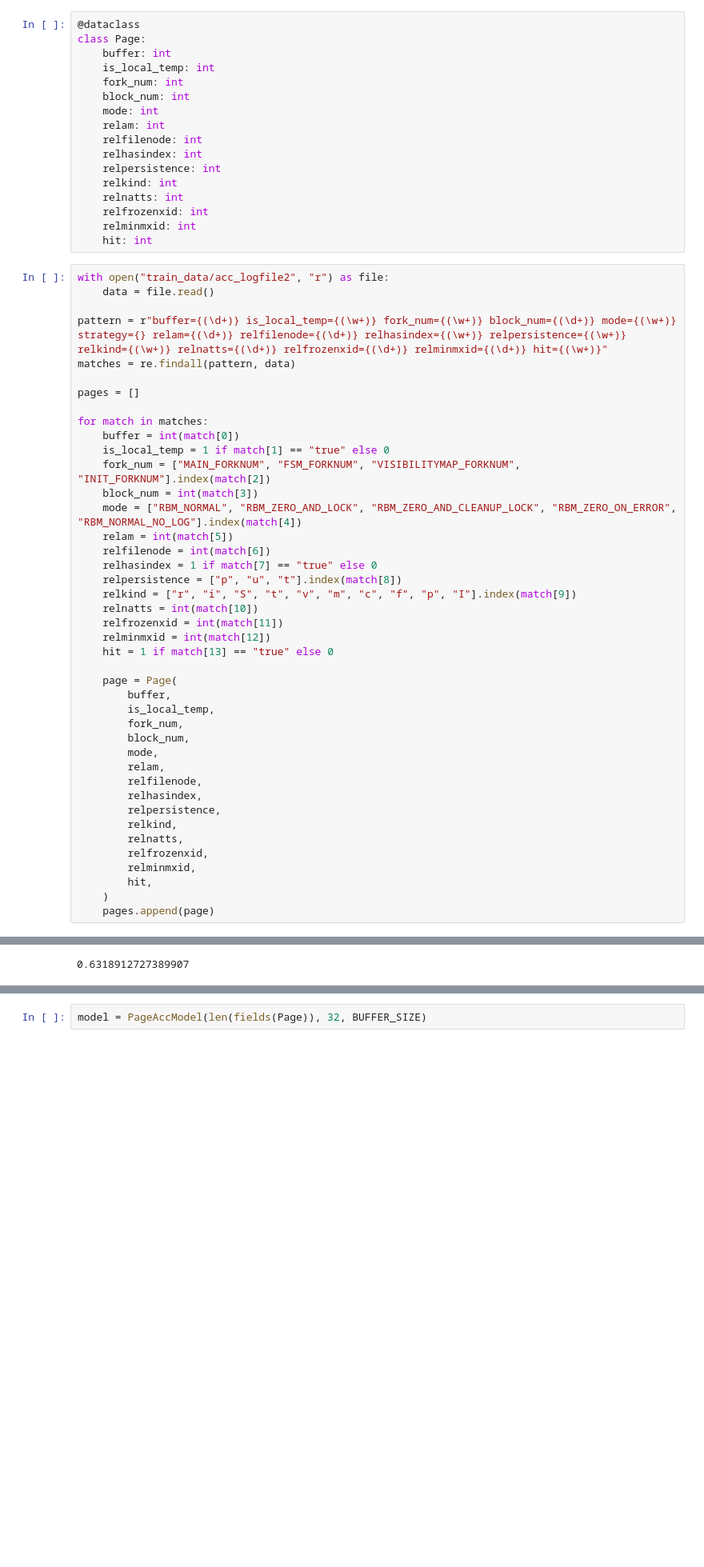
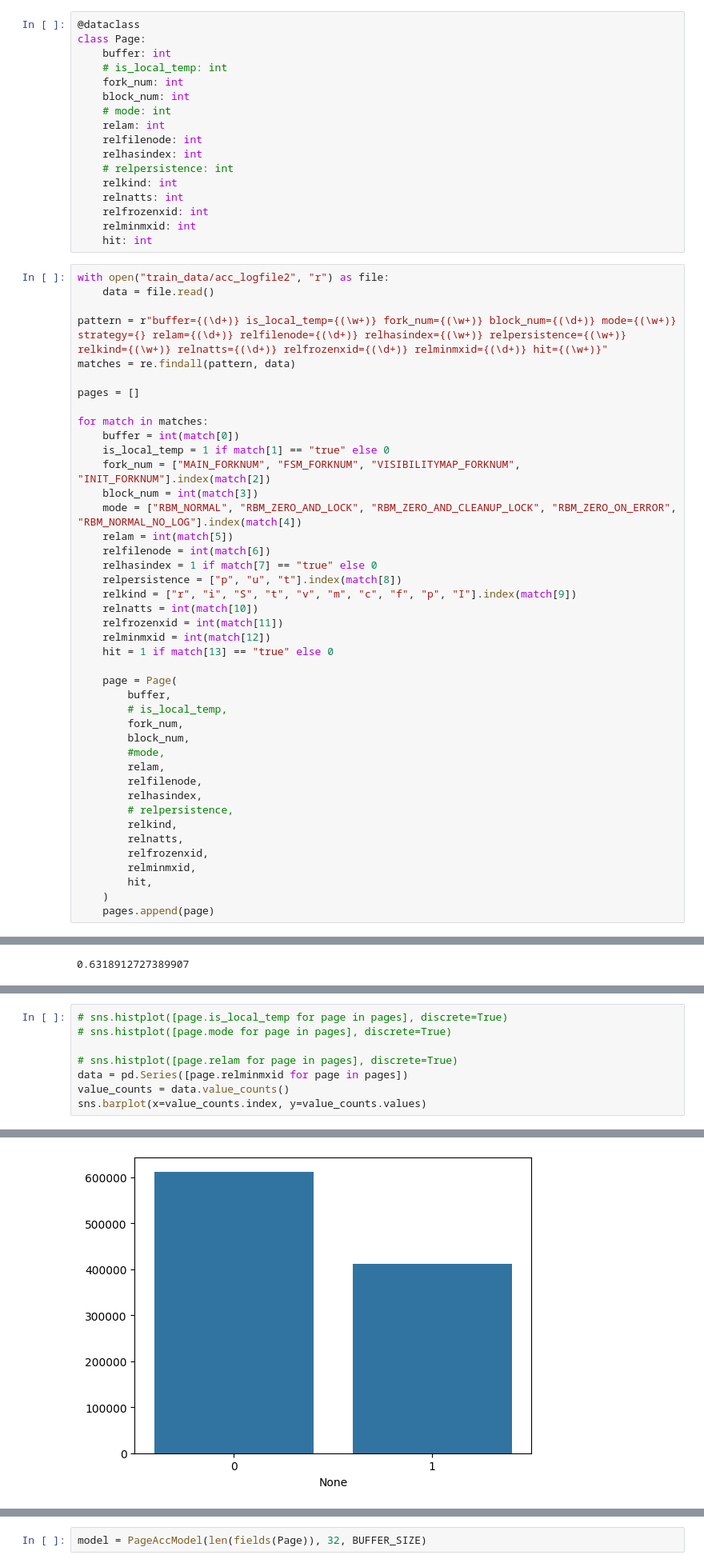
Before and after one commit to maxerMU/masters_nir, a Jupyter notebook: diplom/src/train_model.ipynb, the cells around one changed output, grey strips where cells are left out. Shown at 80% size. Cells and saved outputs as stored; diff of their text form; blank space fills up the shorter version.

```diff
--- a/diplom/src/train_model.ipynb
+++ b/diplom/src/train_model.ipynb
@@ -11,14 +14,14 @@ from model.model import PageAccModel
 @dataclass
 class Page:
     buffer: int
-    is_local_temp: int
+    # is_local_temp: int
     fork_num: int
     block_num: int
-    mode: int
+    # mode: int
     relam: int
     relfilenode: int
     relhasindex: int
-    relpersistence: int
+    # relpersistence: int
     relkind: int
     relnatts: int
     relfrozenxid: int
@@ -51,14 +54,14 @@ for match in matches:
 
     page = Page(
         buffer,
-        is_local_temp,
+        # is_local_temp,
         fork_num,
         block_num,
-        mode,
+        #mode,
         relam,
         relfilenode,
         relhasindex,
-        relpersistence,
+        # relpersistence,
         relkind,
         relnatts,
         relfrozenxid,
@@ -160,3 +118,12 @@ sns.histplot([victim for victim in optimal_results[:TRAIN_SIZE] if victim < BUFF
 # %% [output]
 <Axes: ylabel='Count'>
 [figure]
+# %%
+# sns.histplot([page.is_local_temp for page in pages], discrete=True)
+# sns.histplot([page.mode for page in pages], discrete=True)
+
+# sns.histplot([page.relam for page in pages], discrete=True)
+data = pd.Series([page.relminmxid for page in pages])
+value_counts = data.value_counts()
+sns.barplot(x=value_counts.index, y=value_counts.values)
+# %% [output]
@@ -162,0 +131 @@ sns.histplot([victim for victim in optimal_results[:TRAIN_SIZE] if victim < BUFF
+[figure, added]
```
Also changed, not shown: parts of 16 cells of this notebook, 1 other file.
